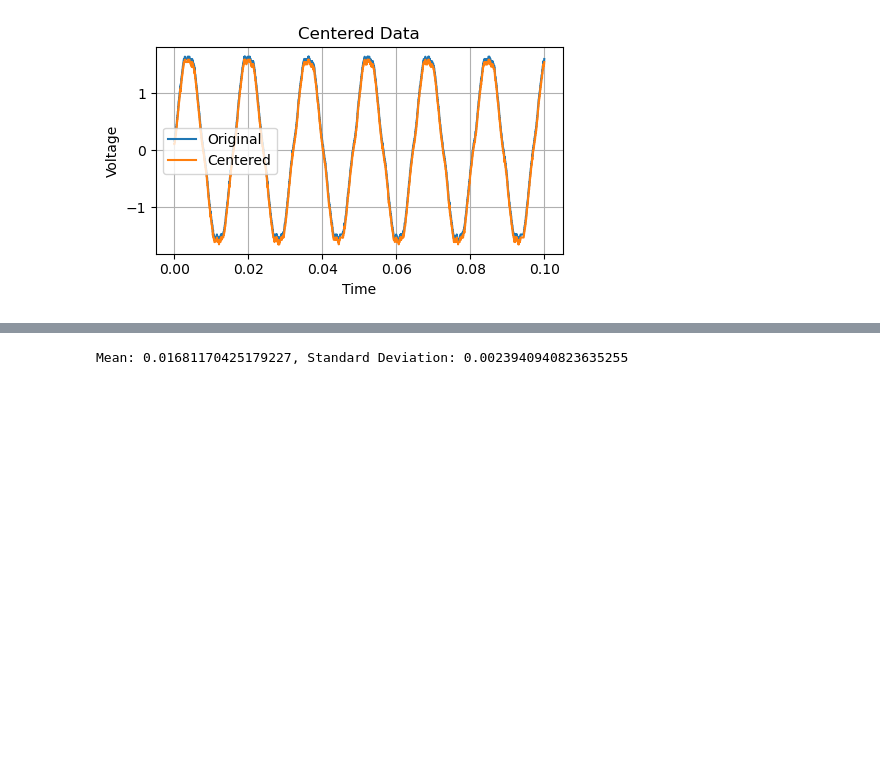
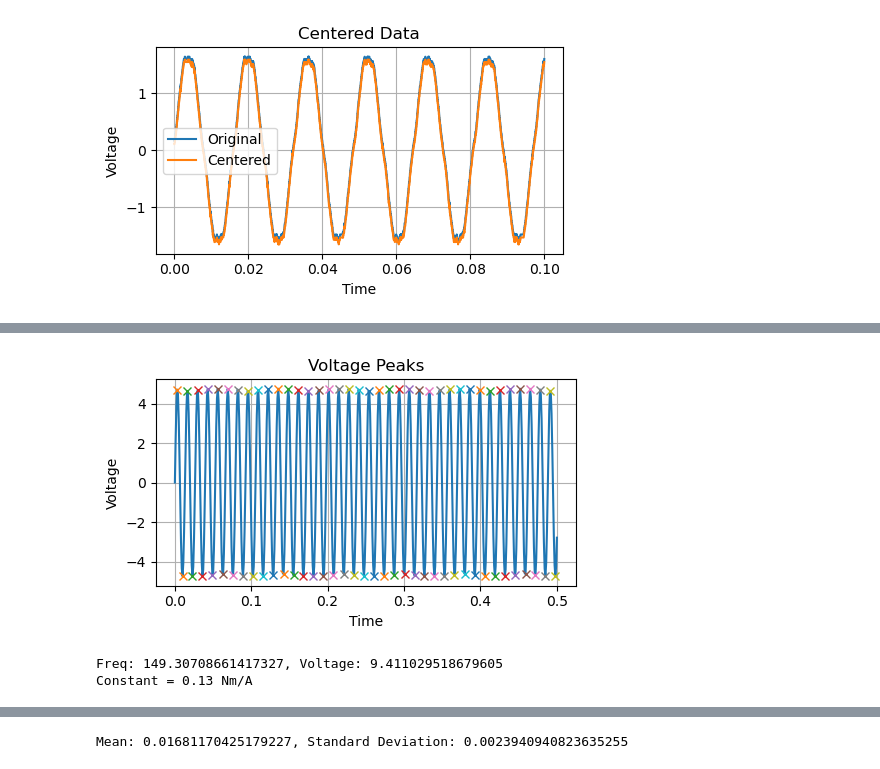
Before and after one commit to dan17229/V-Dyno, a Jupyter notebook: Torque_Constant_Calculator.ipynb, the cells around one changed output, grey strips where cells are left out. Saved outputs shown, nothing was run; the diff lists cells and outputs as text; code cells hidden in the pictures; blank space fills up the shorter version.

```diff
--- a/Torque_Constant_Calculator.ipynb
+++ b/Torque_Constant_Calculator.ipynb
@@ -169,13 +165,19 @@ def back_emf_finder(experiment,data=centered_data,window_start=0,window_size=0,v
 # %%
-def torque_finder(experiment, data = centered_data, wind_type=None):
+def torque_finder(experiment,data=centered_data, pole_pairs = 0, wind_type=None):
+    if pole_pairs == 0:
+        print("Must define number of pole pairs")
+        return None
     if wind_type == None:
         print("Must define winding type, True for Delta, False for Star")
         return None
-    test_data= data[experiment].copy()
-    if wind_type == True:
+    elif wind_type == True:
         #### Delta Winding
-        torque_constant = 0
+        (period, voltage) = waveform_data_info(experiment,data,plot=True)
+        print(f"Freq: {1/period}, Voltage: {voltage}")
+        torque_constant = (voltage/2)/((np.sqrt(2/3)*(1/period)*2*np.pi/pole_pairs))
+        return torque_constant
     elif wind_type == False:
         #### Star Winding
+        (period, voltage) = waveform_data_info(test_data)
         torque_constant = 1
     return torque_constant
@@ -182,2 +187,14 @@ def torque_finder(experiment, data = centered_data, wind_type=None):
+# %%
+test_t = np.linspace(0, 0.5, 500) #example time array0
+test_signal = (9.5/2) * np.sin(151.6 * np.pi * test_t) #example signal
+#nice_plot_please(test_t,test_signal,"Test Signal","Time","Voltage")
+example_data = {}
+example_data["Test"] = {'times': test_t, 'voltages': test_signal}
+test_constant = torque_finder("Test",example_data,21,True)
+print(f"Constant = {round(test_constant, 2)} Nm/A")
+# %% [output]
+[figure, added]
+Freq: 149.30708661417327, Voltage: 9.411029518679605
+Constant = 0.13 Nm/A
 # %%
 example = "RedF0001CH2"
```
Also changed, not shown: parts of 4 cells of this notebook.
